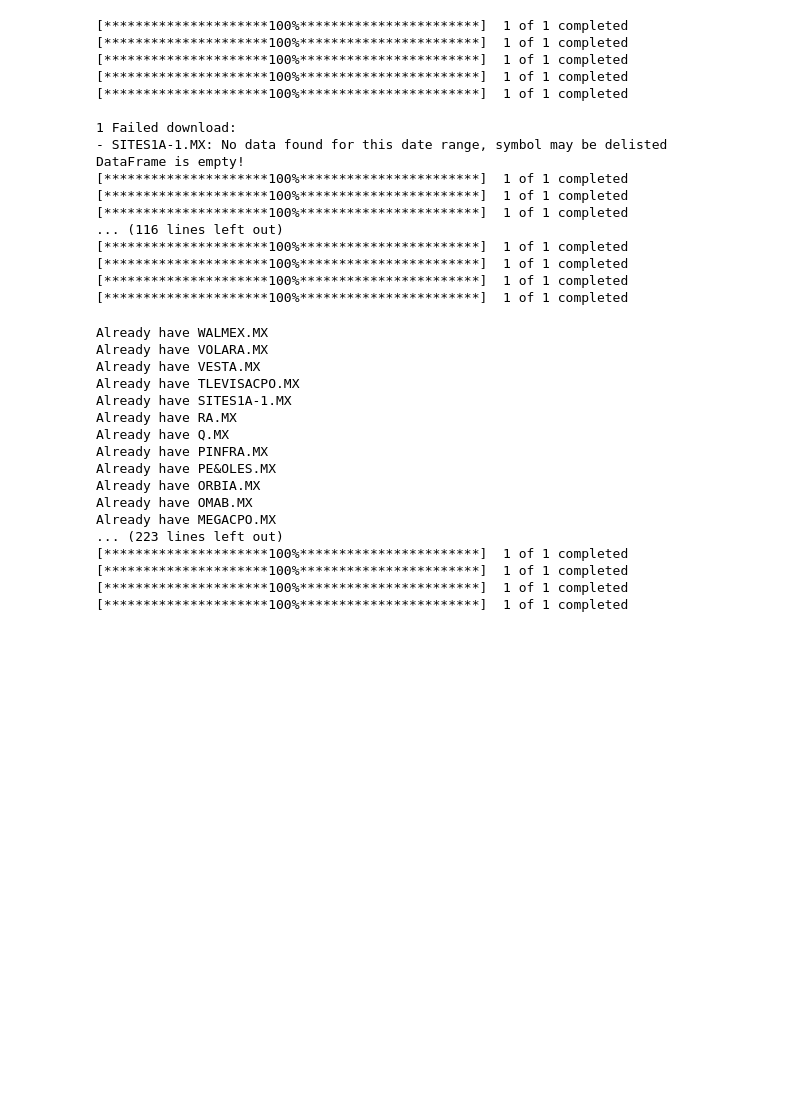
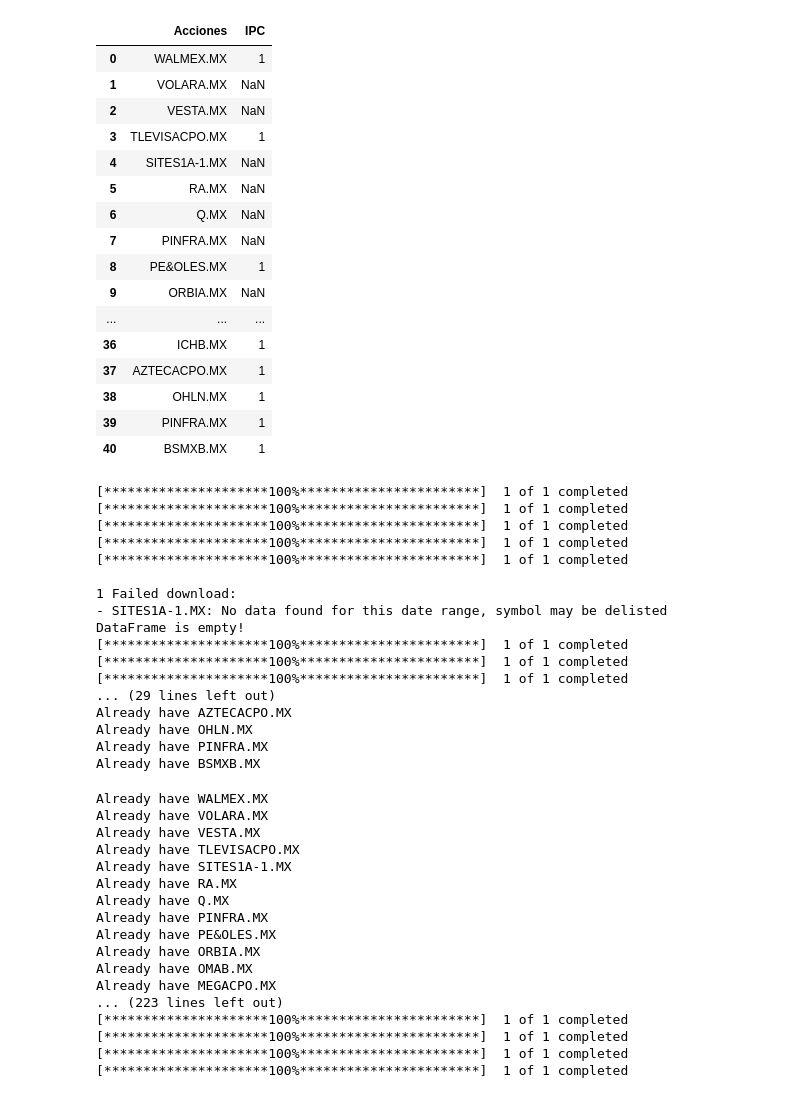
Before and after one commit to jollybenito2/MatrixBiasReduction, a Jupyter notebook: WebScrapper.ipynb, the cells around one changed output. Drawn from its saved outputs; the diff is of its cells as text; code cells hidden in the pictures; blank space fills up the shorter version.

```diff
--- a/WebScrapper.ipynb
+++ b/WebScrapper.ipynb
@@ -39,10 +41,31 @@ for x in stocks2:
+# %%
+Stocks1=pd.read_csv('AccionesBMV.csv', dtype = str, header=0)
+Stocks1
+# %% [output]
+|  | Acciones | IPC |
+| 0 | WALMEX.MX | 1 |
+| 1 | VOLARA.MX | NaN |
+| 2 | VESTA.MX | NaN |
+| 3 | TLEVISACPO.MX | 1 |
+| 4 | SITES1A-1.MX | NaN |
+| 5 | RA.MX | NaN |
+| 6 | Q.MX | NaN |
+| 7 | PINFRA.MX | NaN |
+| 8 | PE&OLES.MX | 1 |
+| 9 | ORBIA.MX | NaN |
+| ... | ... | ... |
+| 36 | ICHB.MX | 1 |
+| 37 | AZTECACPO.MX | 1 |
+| 38 | OHLN.MX | 1 |
+| 39 | PINFRA.MX | 1 |
+| 40 | BSMXB.MX | 1 |
 # %%
 def get_data_from_yahoo(tickers):
     start = dt.datetime(2019, 1, 1)
-    end = dt.datetime(2022, 3, 31)
+    end = dt.datetime(2022, 4, 30)
     for ticker in tickers:
         # just in case your connection breaks, we'd like to save our progress!
-        if not os.path.exists('BMV/{}.csv'.format(ticker.rstrip("\n"))):
+        if not os.path.exists('BMV_Days/{}.csv'.format(ticker.rstrip("\n"))):
             #df = pdr.DataReader(ticker.rstrip("\n"), start,
             #           end, data_source='yahoo')['Adj Close']
             df = yf.download(ticker.rstrip("\n"), start, end, "1m")
@@ -52,11 +75,11 @@ def get_data_from_yahoo(tickers):
             if df.empty:
                 print('DataFrame is empty!')
             else:
-                df.to_csv('BMV/{}.csv'.format(ticker.rstrip("\n")))
+                df.to_csv('BMV_Days/{}.csv'.format(ticker.rstrip("\n")))
         else:
             print('Already have {}'.format(ticker.rstrip("\n")))
 
-#get_data_from_yahoo(list(Stocks1['Acciones']))
+get_data_from_yahoo(list(Stocks1['Acciones']))
 # %% [output]
 [*********************100%***********************]  1 of 1 completed
 [*********************100%***********************]  1 of 1 completed
@@ -70,11 +93,11 @@ DataFrame is empty!
 [*********************100%***********************]  1 of 1 completed
 [*********************100%***********************]  1 of 1 completed
 [*********************100%***********************]  1 of 1 completed
-... (116 lines left out)
-[*********************100%***********************]  1 of 1 completed
-[*********************100%***********************]  1 of 1 completed
-[*********************100%***********************]  1 of 1 completed
-[*********************100%***********************]  1 of 1 completed
+... (29 lines left out)
+Already have AZTECACPO.MX
+Already have OHLN.MX
+Already have PINFRA.MX
+Already have BSMXB.MX
 # %%
 def get_data_from_yahoo(tickers):
     dates = [dt.datetime(2022, 4, 1), dt.datetime(2022, 4, 7),
```
Also changed, not shown: parts of 2 cells of this notebook, 2 other files.
